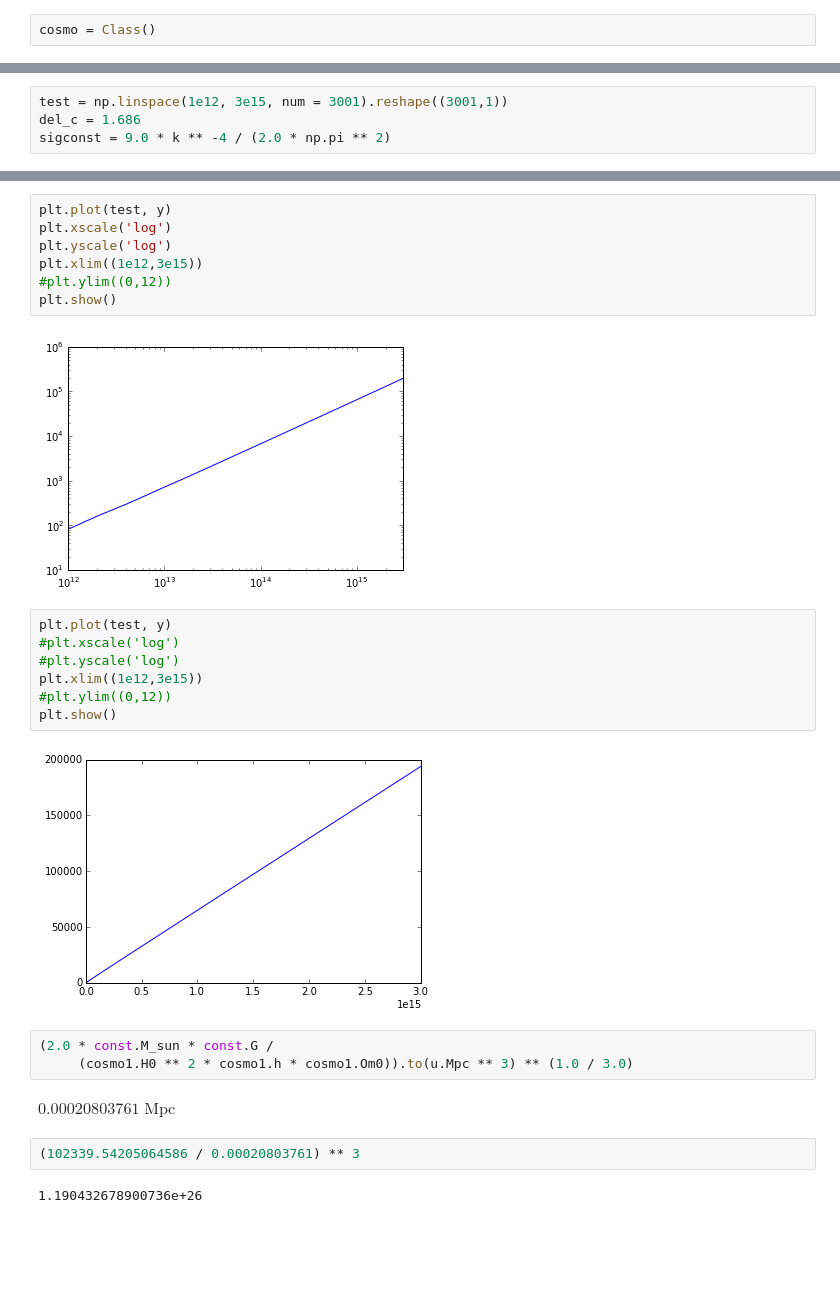
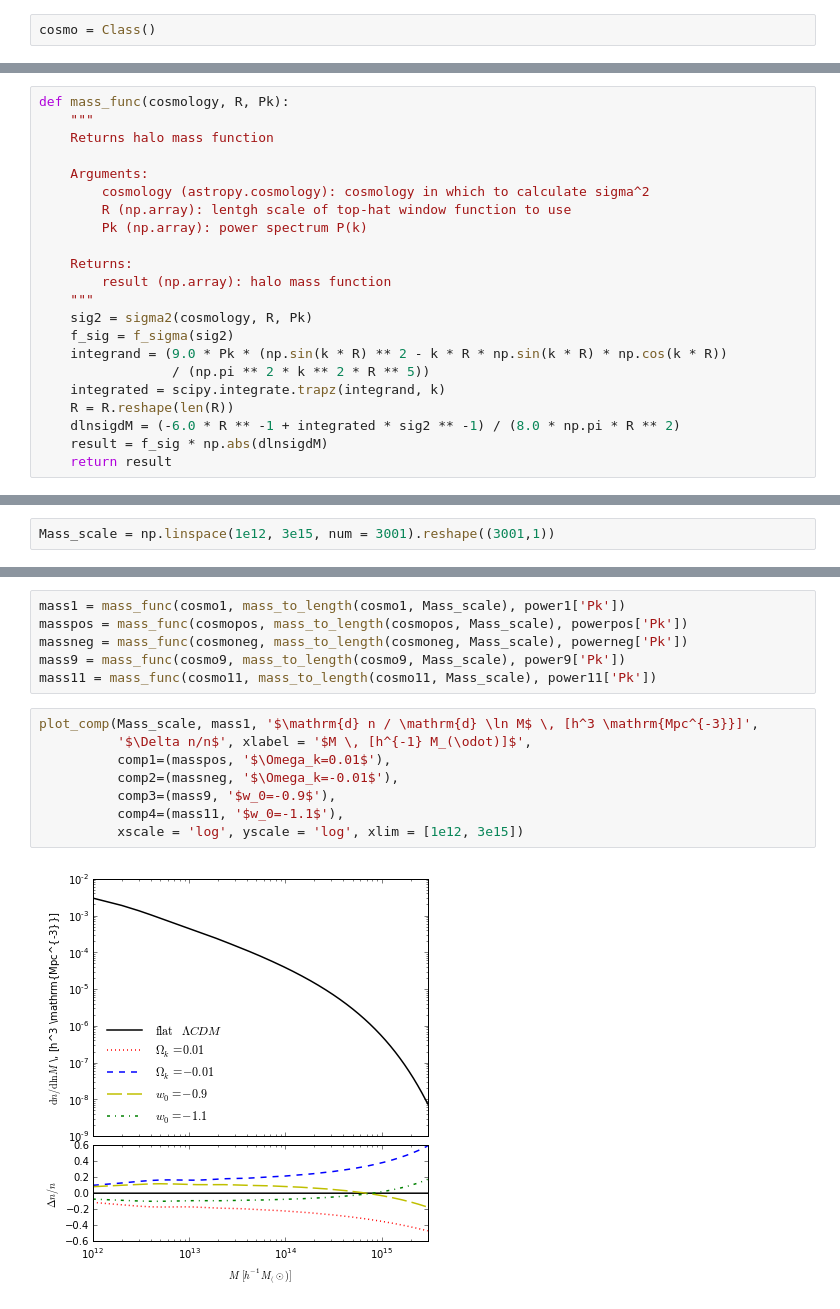
Before and after one commit to kgage/deltaplots, a Jupyter notebook: AstroPlots.ipynb, the cells around one changed output, grey strips where cells are left out. Drawn from its saved outputs; the diff is of its cells as text; blank space fills up the shorter version.

Commit message:
added halo mass function

```diff
--- a/AstroPlots.ipynb
+++ b/AstroPlots.ipynb
@@ -506,0 +570,22 @@ np.pi / (2 * delta_k)
+# %%
+def mass_func(cosmology, R, Pk):
+    """
+    Returns halo mass function
+
+    Arguments:
+        cosmology (astropy.cosmology): cosmology in which to calculate sigma^2
+        R (np.array): lentgh scale of top-hat window function to use
+        Pk (np.array): power spectrum P(k)
+
+    Returns:
+        result (np.array): halo mass function
+    """
+    sig2 = sigma2(cosmology, R, Pk)
+    f_sig = f_sigma(sig2)
+    integrand = (9.0 * Pk * (np.sin(k * R) ** 2 - k * R * np.sin(k * R) * np.cos(k * R))
+                 / (np.pi ** 2 * k ** 2 * R ** 5))
+    integrated = scipy.integrate.trapz(integrand, k)
+    R = R.reshape(len(R))
+    dlnsigdM = (-6.0 * R ** -1 + integrated * sig2 ** -1) / (8.0 * np.pi * R ** 2)
+    result = f_sig * np.abs(dlnsigdM)
+    return result
@@ -507,4 +611,2 @@ np.pi / (2 * delta_k)
 # %%
-test = np.linspace(1e12, 3e15, num = 3001).reshape((3001,1))
-del_c = 1.686
-sigconst = 9.0 * k ** -4 / (2.0 * np.pi ** 2)
+Mass_scale = np.linspace(1e12, 3e15, num = 3001).reshape((3001,1))
@@ -548,27 +613,16 @@ plt.show()
-# %%
-plt.plot(test, y)
-plt.xscale('log')
-plt.yscale('log')
-plt.xlim((1e12,3e15))
-#plt.ylim((0,12))
-plt.show()
-# %% [output]
-[figure, removed]
-# %%
-plt.plot(test, y)
-#plt.xscale('log')
-#plt.yscale('log')
-plt.xlim((1e12,3e15))
-#plt.ylim((0,12))
-plt.show()
-# %% [output]
-[figure, removed]
-# %%
-(2.0 * const.M_sun * const.G /
-     (cosmo1.H0 ** 2 * cosmo1.h * cosmo1.Om0)).to(u.Mpc ** 3) ** (1.0 / 3.0)
-# %% [output]
-$0.00020803761 \; \mathrm{Mpc}$
-# %%
-(102339.54205064586 / 0.00020803761) ** 3
-# %% [output]
-1.190432678900736e+26
+# %%
+mass1 = mass_func(cosmo1, mass_to_length(cosmo1, Mass_scale), power1['Pk'])
+masspos = mass_func(cosmopos, mass_to_length(cosmopos, Mass_scale), powerpos['Pk'])
+massneg = mass_func(cosmoneg, mass_to_length(cosmoneg, Mass_scale), powerneg['Pk'])
+mass9 = mass_func(cosmo9, mass_to_length(cosmo9, Mass_scale), power9['Pk'])
+mass11 = mass_func(cosmo11, mass_to_length(cosmo11, Mass_scale), power11['Pk'])
+# %%
+plot_comp(Mass_scale, mass1, '$\mathrm{d} n / \mathrm{d} \ln M$ \, [h^3 \mathrm{Mpc^{-3}}]',
+          '$\Delta n/n$', xlabel = '$M \, [h^{-1} M_(\odot)]$',
+          comp1=(masspos, '$\Omega_k=0.01$'),
+          comp2=(massneg, '$\Omega_k=-0.01$'),
+          comp3=(mass9, '$w_0=-0.9$'),
+          comp4=(mass11, '$w_0=-1.1$'),
+          xscale = 'log', yscale = 'log', xlim = [1e12, 3e15])
+# %% [output]
+[figure, added]
```
Also changed, not shown: parts of 20 cells of this notebook.
